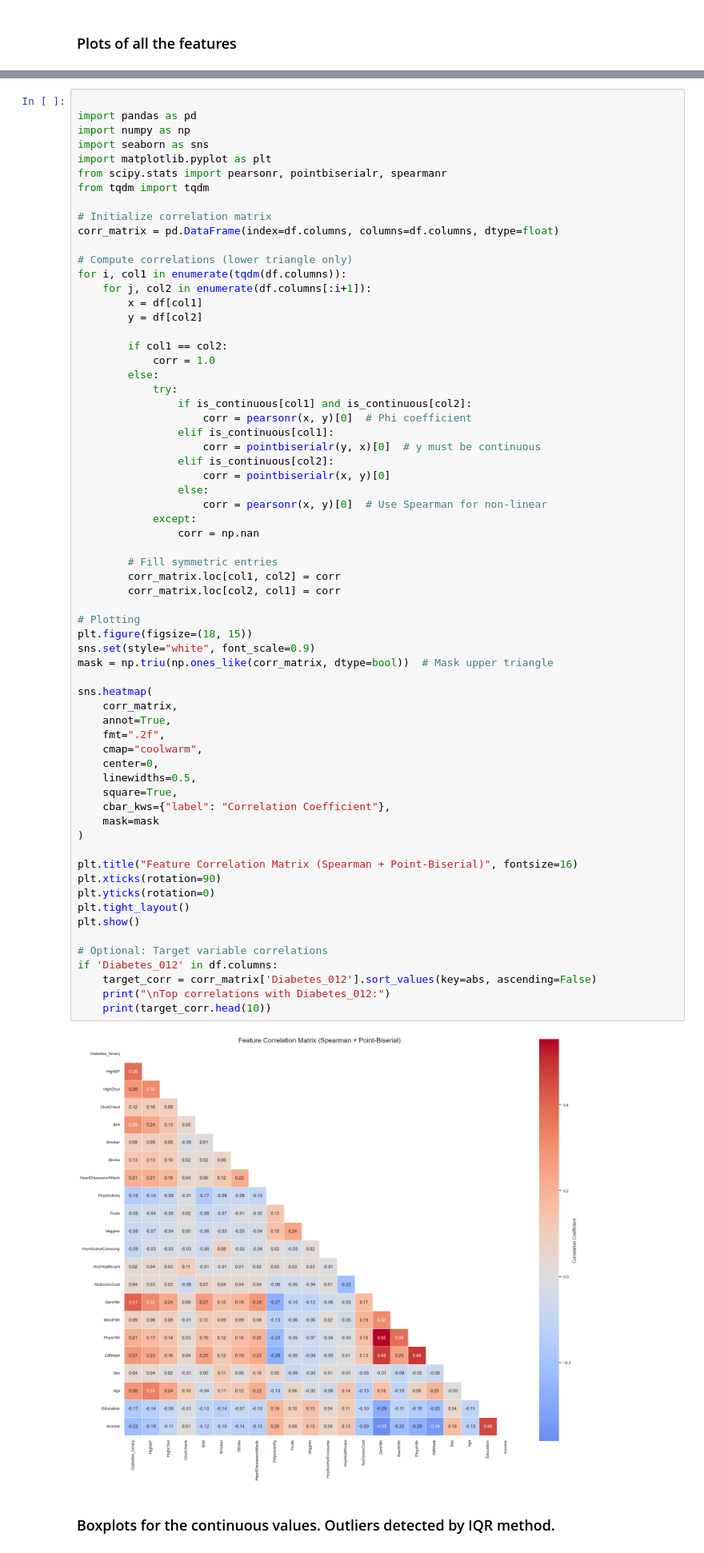
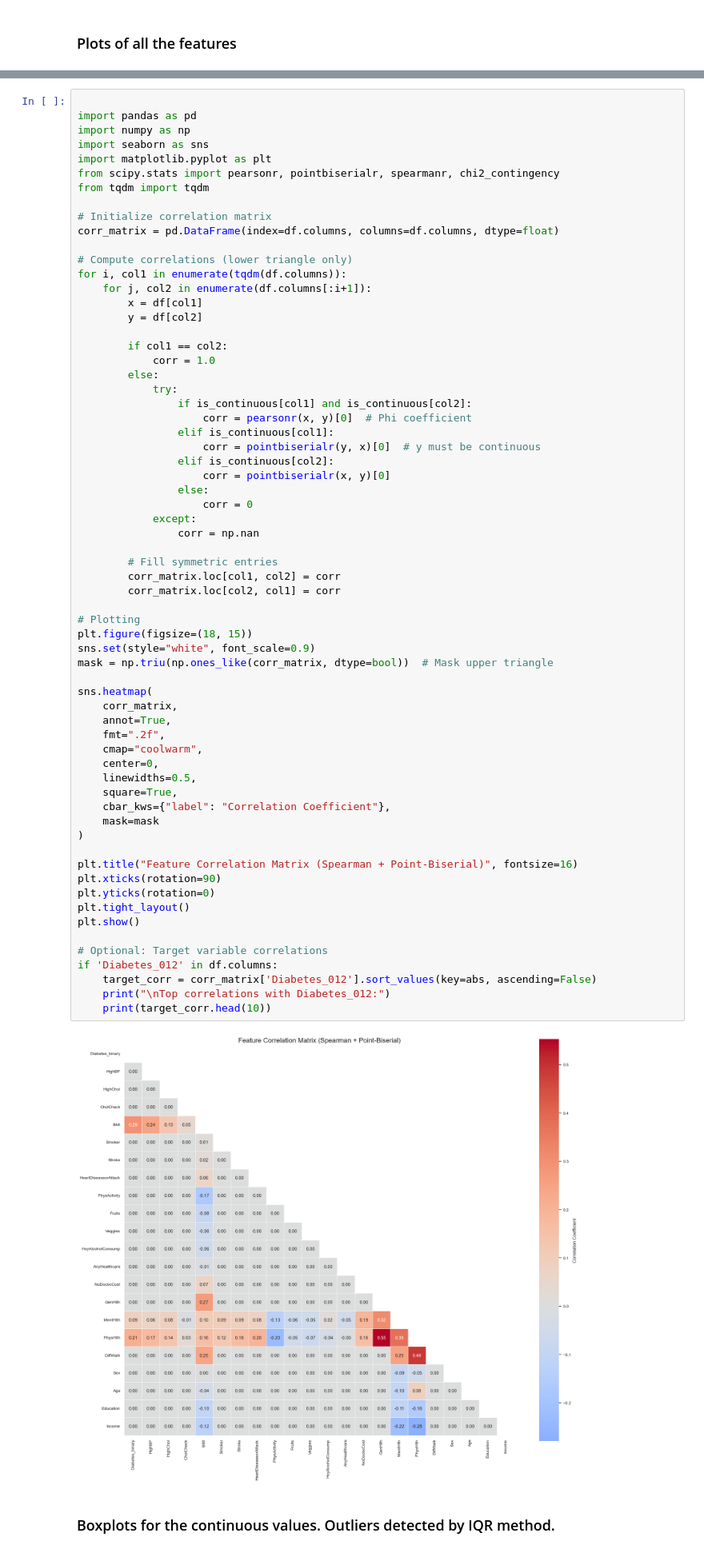
Before and after one commit to LJMurphyy/diabetes-risk-predictor, a Jupyter notebook: complete_eda.ipynb, the cells around one changed output, grey strips where cells are left out. Shown: that part at 80% size. Drawn from its saved outputs; the diff is of its cells as text.

```diff
--- a/complete_eda.ipynb
+++ b/complete_eda.ipynb
@@ -69,7 +69,7 @@ import pandas as pd
 import numpy as np
 import seaborn as sns
 import matplotlib.pyplot as plt
-from scipy.stats import pearsonr, pointbiserialr, spearmanr
+from scipy.stats import pearsonr, pointbiserialr, spearmanr, chi2_contingency
 from tqdm import tqdm
 
 # Initialize correlation matrix
@@ -92,7 +92,7 @@ for i, col1 in enumerate(tqdm(df.columns)):
                 elif is_continuous[col2]:
                     corr = pointbiserialr(x, y)[0]
                 else:
-                    corr = pearsonr(x, y)[0]  # Use Spearman for non-linear
+                    corr = 0
             except:
                 corr = np.nan
 
@@ -102,34 +102,34 @@ for i, col1 in enumerate(tqdm(df.columns)):
 
 # Plotting
 plt.figure(figsize=(18, 15))
 sns.set(style="white", font_scale=0.9)
 mask = np.triu(np.ones_like(corr_matrix, dtype=bool))  # Mask upper triangle
 
 sns.heatmap(
     corr_matrix,
     annot=True,
     fmt=".2f",
     cmap="coolwarm",
     center=0,
     linewidths=0.5,
     square=True,
     cbar_kws={"label": "Correlation Coefficient"},
     mask=mask
 )
 
 plt.title("Feature Correlation Matrix (Spearman + Point-Biserial)", fontsize=16)
 plt.xticks(rotation=90)
 plt.yticks(rotation=0)
 plt.tight_layout()
 plt.show()
 
 # Optional: Target variable correlations
 if 'Diabetes_012' in df.columns:
     target_corr = corr_matrix['Diabetes_012'].sort_values(key=abs, ascending=False)
     print("\nTop correlations with Diabetes_012:")
     print(target_corr.head(10))
 # %% [output]
-[figure, old version]
+[figure, new version]
 # %% [markdown]
 ### Boxplots for the continuous values.  Outliers detected by IQR method.
 # %%
```
Also changed, not shown: parts of 1 cell of this notebook.
